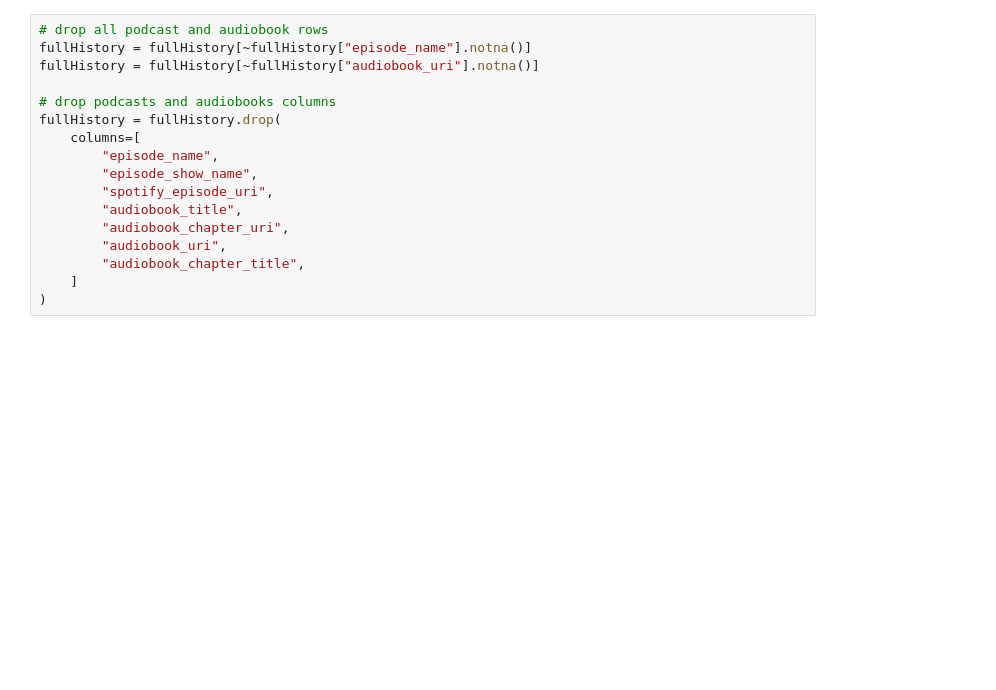
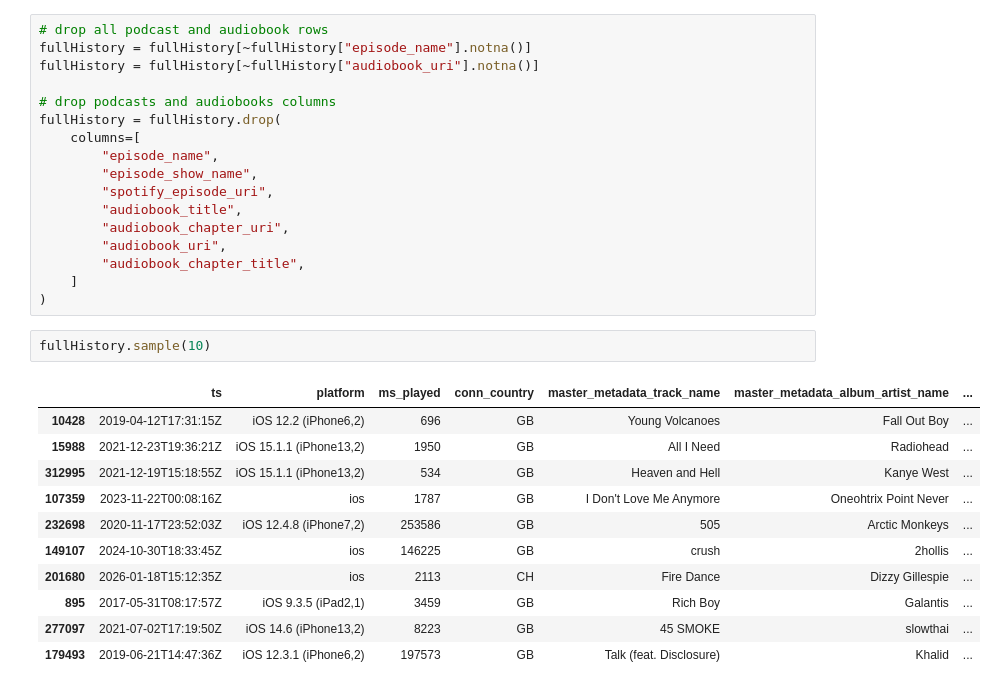
Before and after one commit to whatsername07/Data-Analysis-on-Spotify-Streaming-History, a Jupyter notebook: data-cleaning.ipynb, the cells around one changed output. Cells and saved outputs as stored; diff of their text form; blank space fills up the shorter version.

```diff
--- a/data-cleaning.ipynb
+++ b/data-cleaning.ipynb
@@ -36,3 +36,17 @@ fullHistory = fullHistory.drop(
         "audiobook_chapter_title",
     ]
 )
+# %%
+fullHistory.sample(10)
+# %% [output]
+|  | ts | platform | ms_played | conn_country | master_metadata_track_name | master_metadata_album_artist_name | ... |
+| 10428 | 2019-04-12T17:31:15Z | iOS 12.2 (iPhone6,2) | 696 | GB | Young Volcanoes | Fall Out Boy | ... |
+| 15988 | 2021-12-23T19:36:21Z | iOS 15.1.1 (iPhone13,2) | 1950 | GB | All I Need | Radiohead | ... |
+| 312995 | 2021-12-19T15:18:55Z | iOS 15.1.1 (iPhone13,2) | 534 | GB | Heaven and Hell | Kanye West | ... |
+| 107359 | 2023-11-22T00:08:16Z | ios | 1787 | GB | I Don't Love Me Anymore | Oneohtrix Point Never | ... |
+| 232698 | 2020-11-17T23:52:03Z | iOS 12.4.8 (iPhone7,2) | 253586 | GB | 505 | Arctic Monkeys | ... |
+| 149107 | 2024-10-30T18:33:45Z | ios | 146225 | GB | crush | 2hollis | ... |
+| 201680 | 2026-01-18T15:12:35Z | ios | 2113 | CH | Fire Dance | Dizzy Gillespie | ... |
+| 895 | 2017-05-31T08:17:57Z | iOS 9.3.5 (iPad2,1) | 3459 | GB | Rich Boy | Galantis | ... |
+| 277097 | 2021-07-02T17:19:50Z | iOS 14.6 (iPhone13,2) | 8223 | GB | 45 SMOKE | slowthai | ... |
+| 179493 | 2019-06-21T14:47:36Z | iOS 12.3.1 (iPhone6,2) | 197573 | GB | Talk (feat. Disclosure) | Khalid | ... |
```
Also changed, not shown: parts of 2 cells of this notebook.
